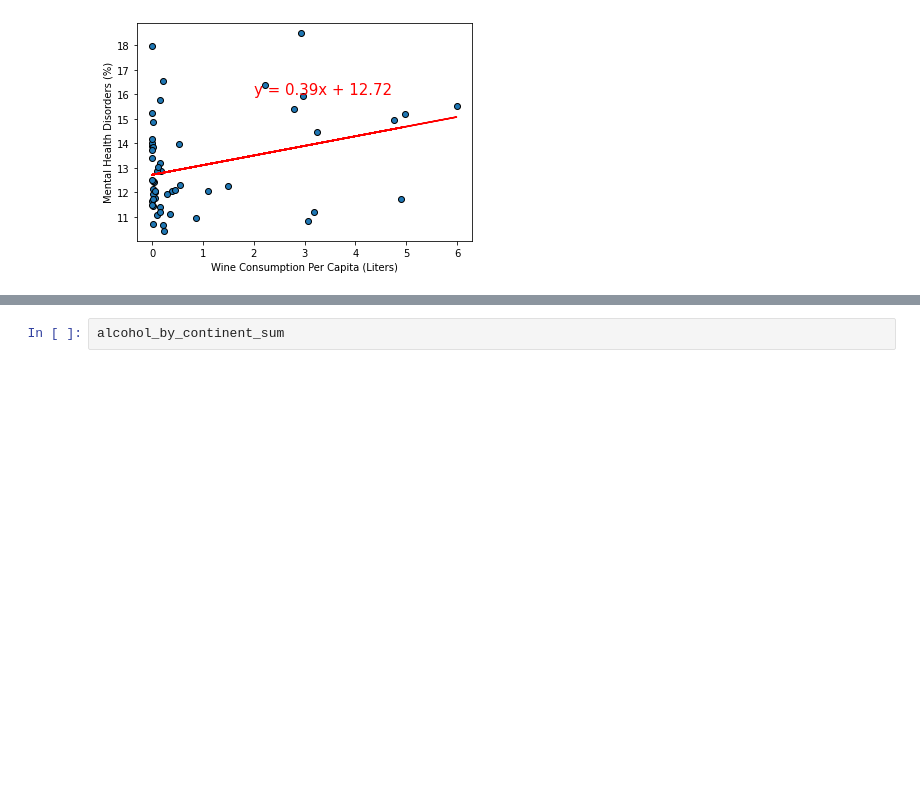
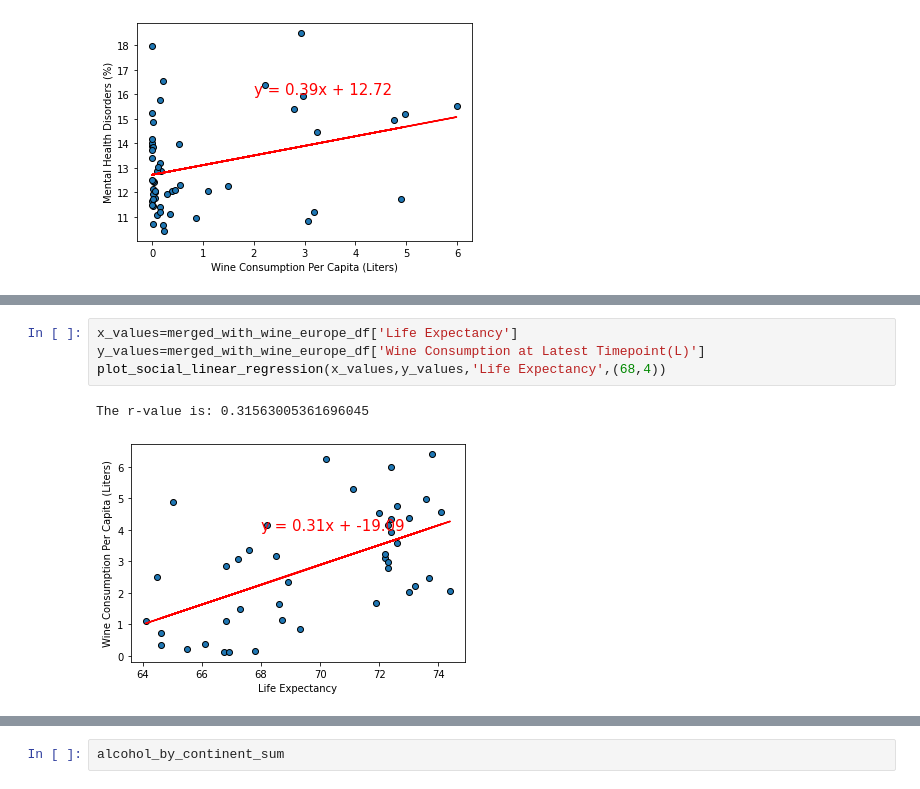
Before and after one commit to reccleston/data-analysis-project-1, a Jupyter notebook: nadia/project_work_2021.ipynb, the cells around one changed output, grey strips where cells are left out. Cells and saved outputs as stored; diff of their text form; blank space fills up the shorter version.

```diff
--- a/nadia/project_work_2021.ipynb
+++ b/nadia/project_work_2021.ipynb
@@ -728,0 +748,7 @@ The r-value is: 0.10099913915868275
+# %%
+x_values=merged_with_wine_europe_df['Life Expectancy']
+y_values=merged_with_wine_europe_df['Wine Consumption at Latest Timepoint(L)']
+plot_social_linear_regression(x_values,y_values,'Life Expectancy',(68,4))
+# %% [output]
+The r-value is: 0.31563005361696045
+[figure, added]
```
Also changed, not shown: parts of 7 cells of this notebook, 1 other file.
